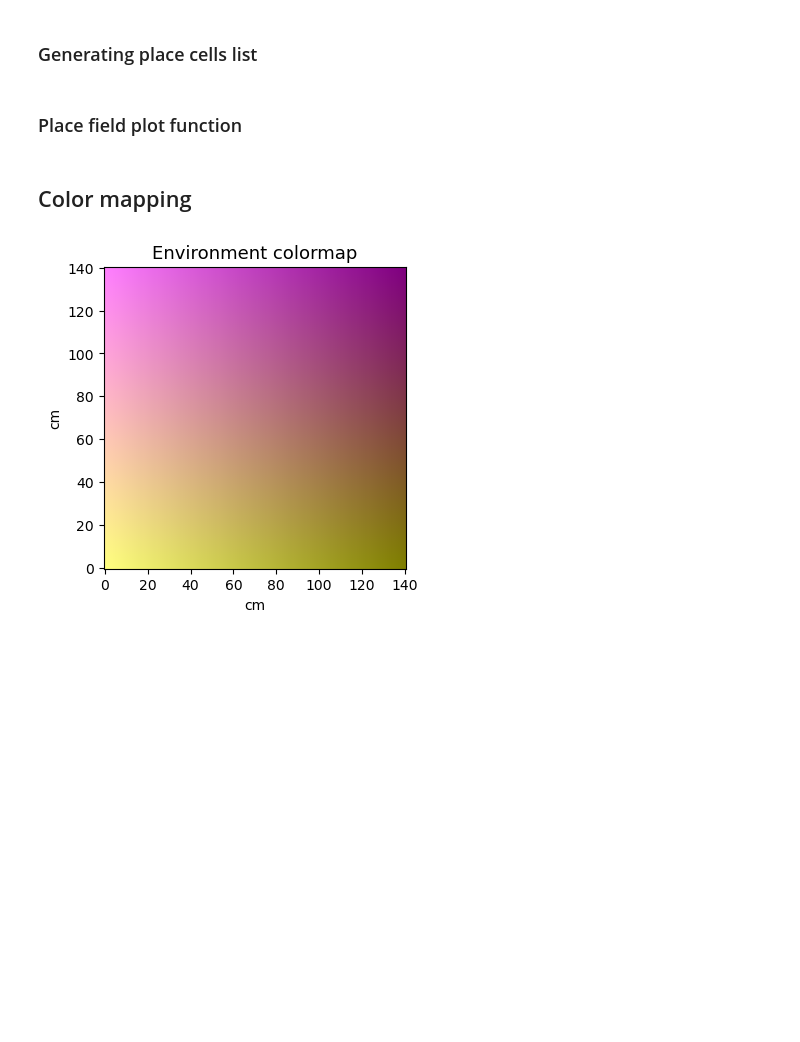
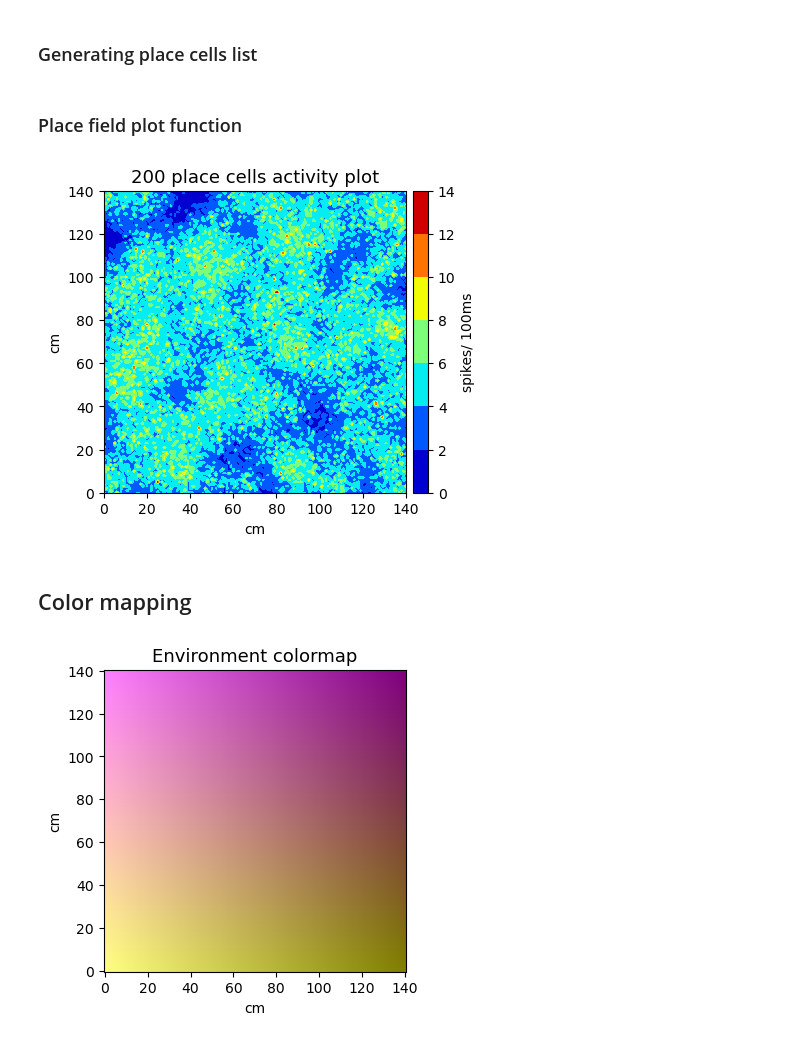
Before and after one commit to jambormike/neurons_dimensionality_reduction, a Jupyter notebook: simulation_and_reduction_random_only.ipynb, the cells around one changed output. Saved outputs shown, nothing was run; the diff lists cells and outputs as text; code cells hidden in the pictures; blank space fills up the shorter version.

```diff
--- a/simulation_and_reduction_random_only.ipynb
+++ b/simulation_and_reduction_random_only.ipynb
@@ -82,37 +90,41 @@ cellsList = generatePlaceCells(n_cells, sigma, height, width)
 # %% [markdown]
 ### Place field plot function
 # %%
-def plotCells(cellsList = cellsList, height = height, width = width):
+def plotCells(cellsList= cellsList, height = height, width = width):
     # be mindful of x and y indicies
 
     x_coordinates = np.arange(start=0, stop= width +1, step=1)
     y_coordinates = np.arange(start=0, stop= height +1, step=1)
     xLen, yLen = len(x_coordinates), len(y_coordinates)
 
     X, Y = np.meshgrid(x_coordinates, y_coordinates, indexing = 'xy')
     Z = np.zeros((yLen, xLen))
 
     for y in range(yLen):
         for x in range(xLen):
             location = np.array([[x_coordinates[x]],                    # important to be careful about the indexing
                                  [y_coordinates[y]]])
 
             for placeCell in cellsList:
                 locationActivity = placeCell.activity(location)
 
                 if Z[y][x] < locationActivity:
                     Z[y][x] = locationActivity
 
     plt.figure(dpi=100)
     plt.clf()
     plt.contourf(X, Y, Z, cmap = 'jet')
     plt.colorbar(label = 'spikes/ 100ms', pad = -0.17)
     plt.title(str(len(cellsList)) + " place cells activity plot", size = 13)
     plt.xlabel("cm")
     plt.ylabel("cm")
     plt.axis('square')
     plt.show()
     pass
+
+plotCells()
+# %% [output]
+[figure, added]
 # %% [markdown]
 ## Color mapping
 # %%
```
Also changed, not shown: parts of 27 cells of this notebook, 10 other files.
